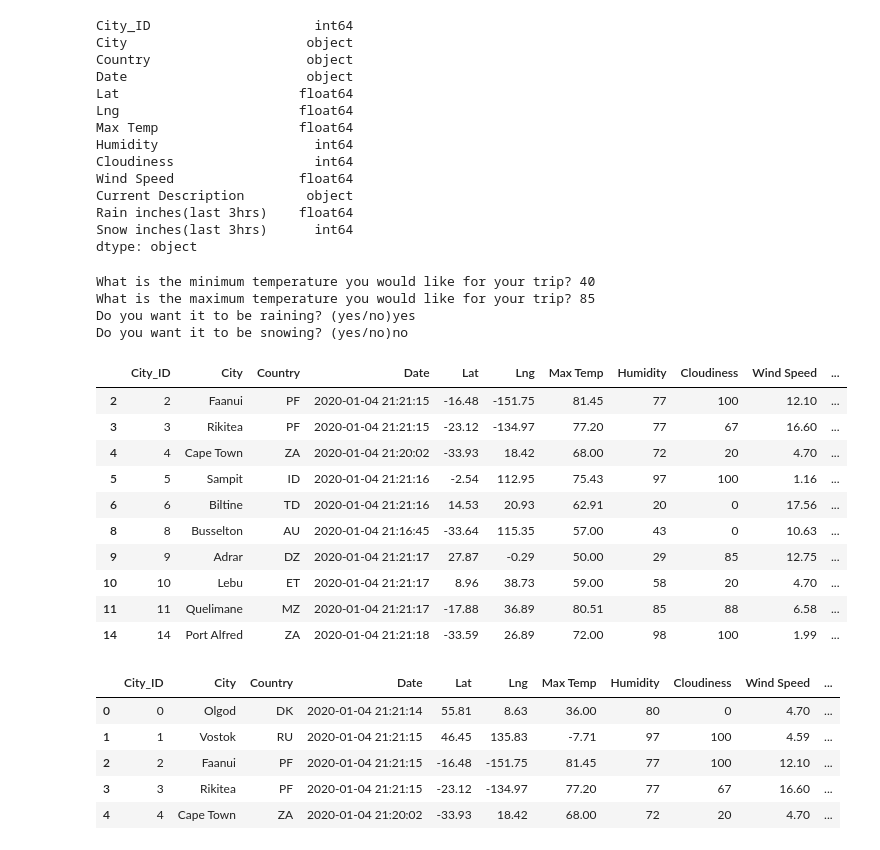
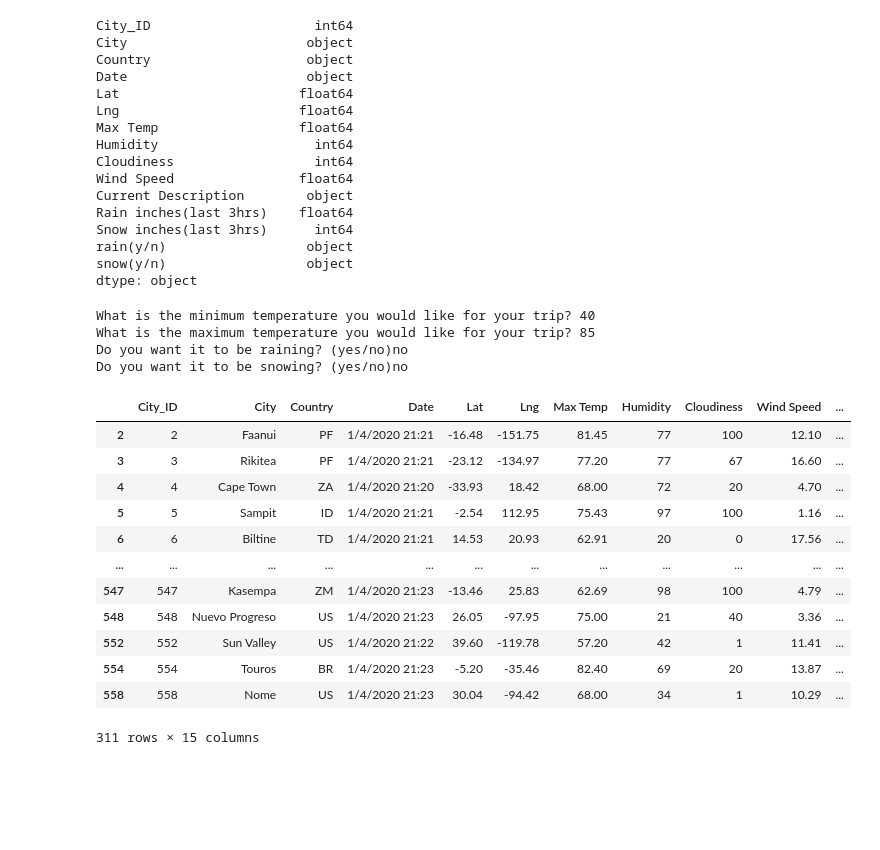
Before and after one commit to jusnguyen03/World_Weather_Analysis, a Jupyter notebook: Vacation_Search.ipynb, the cells around one changed output. Saved outputs shown, nothing was run; the diff lists cells and outputs as text; code cells hidden in the pictures; blank space fills up the shorter version.

```diff
--- a/Vacation_Search.ipynb
+++ b/Vacation_Search.ipynb
@@ -26,0 +29,4 @@ city_data_df.head()
+# %%
+# Create a column with Yes or No for rain
+city_data_df['rain(y/n)'] = np.where(city_data_df['Rain inches(last 3hrs)']>0, 'yes', 'no')
+city_data_df
@@ -26,0 +47,4 @@ city_data_df.head()
+# %%
+# Create a column with Yes or No for snow
+city_data_df['snow(y/n)'] = np.where(city_data_df['Snow inches(last 3hrs)']>0, 'yes', 'no')
+city_data_df
@@ -27,5 +65,5 @@ city_data_df.head()
 # %%
-# Get the data types.
+#Get the data types
 city_data_df.dtypes
 # %% [output]
 City_ID                     int64
@@ -41,69 +79,44 @@ Wind Speed                float64
 Current Description        object
 Rain inches(last 3hrs)    float64
 Snow inches(last 3hrs)      int64
+rain(y/n)                  object
+snow(y/n)                  object
 dtype: object
 # %%
 # Configure gmaps to use your Google API key.
 gmaps.configure(api_key=g_key)
 # %%
-# Get the minimum tempreture
 # Ask the customer to add a minimum and maximum temperature value.Filter the DataFrame for minimum and maximum temperature preferences, and if the rain or snow accumulation is 0 inches or not using conditional statements.
 min_temp = float(input("What is the minimum temperature you would like for your trip? "))
 max_temp = float(input("What is the maximum temperature you would like for your trip? "))
-rain_q = input("Do you want it to be raining? (yes/no)")
-snow_q = input("Do you want it to be snowing? (yes/no)")
+rain_q = str(input("Do you want it to be raining? (yes/no)"))
+snow_q = str(input("Do you want it to be snowing? (yes/no)"))
 # %% [output]
 What is the minimum temperature you would like for your trip? 40
 What is the maximum temperature you would like for your trip? 85
-Do you want it to be raining? (yes/no)yes
+Do you want it to be raining? (yes/no)no
 Do you want it to be snowing? (yes/no)no
 # %%
 # Filter the dataset to find the cities that fit the criteria.
 preferred_cities_df = city_data_df.loc[(city_data_df["Max Temp"] <= max_temp) & \
-                                       (city_data_df["Max Temp"] >= min_temp)]
-preferred_cities_df.head(10)
+                                       (city_data_df["Max Temp"] >= min_temp) & \
+                                       (city_data_df["rain(y/n)"] == rain_q) & \
+                                       (city_data_df["snow(y/n)"] == snow_q)]
+preferred_cities_df
 # %% [output]
 |  | City_ID | City | Country | Date | Lat | Lng | Max Temp | Humidity | Cloudiness | Wind Speed | ... |
-| 2 | 2 | Faanui | PF | 2020-01-04 21:21:15 | -16.48 | -151.75 | 81.45 | 77 | 100 | 12.10 | ... |
-| 3 | 3 | Rikitea | PF | 2020-01-04 21:21:15 | -23.12 | -134.97 | 77.20 | 77 | 67 | 16.60 | ... |
-| 4 | 4 | Cape Town | ZA | 2020-01-04 21:20:02 | -33.93 | 18.42 | 68.00 | 72 | 20 | 4.70 | ... |
-| 5 | 5 | Sampit | ID | 2020-01-04 21:21:16 | -2.54 | 112.95 | 75.43 | 97 | 100 | 1.16 | ... |
-| 6 | 6 | Biltine | TD | 2020-01-04 21:21:16 | 14.53 | 20.93 | 62.91 | 20 | 0 | 17.56 | ... |
-| 8 | 8 | Busselton | AU | 2020-01-04 21:16:45 | -33.64 | 115.35 | 57.00 | 43 | 0 | 10.63 | ... |
-| 9 | 9 | Adrar | DZ | 2020-01-04 21:21:17 | 27.87 | -0.29 | 50.00 | 29 | 85 | 12.75 | ... |
-| 10 | 10 | Lebu | ET | 2020-01-04 21:21:17 | 8.96 | 38.73 | 59.00 | 58 | 20 | 4.70 | ... |
-| 11 | 11 | Quelimane | MZ | 2020-01-04 21:21:17 | -17.88 | 36.89 | 80.51 | 85 | 88 | 6.58 | ... |
-| 14 | 14 | Port Alfred | ZA | 2020-01-04 21:21:18 | -33.59 | 26.89 | 72.00 | 98 | 100 | 1.99 | ... |
+| 2 | 2 | Faanui | PF | 1/4/2020 21:21 | -16.48 | -151.75 | 81.45 | 77 | 100 | 12.10 | ... |
+| 3 | 3 | Rikitea | PF | 1/4/2020 21:21 | -23.12 | -134.97 | 77.20 | 77 | 67 | 16.60 | ... |
+| 4 | 4 | Cape Town | ZA | 1/4/2020 21:20 | -33.93 | 18.42 | 68.00 | 72 | 20 | 4.70 | ... |
+| 5 | 5 | Sampit | ID | 1/4/2020 21:21 | -2.54 | 112.95 | 75.43 | 97 | 100 | 1.16 | ... |
+| 6 | 6 | Biltine | TD | 1/4/2020 21:21 | 14.53 | 20.93 | 62.91 | 20 | 0 | 17.56 | ... |
+| ... | ... | ... | ... | ... | ... | ... | ... | ... | ... | ... | ... |
+| 547 | 547 | Kasempa | ZM | 1/4/2020 21:23 | -13.46 | 25.83 | 62.69 | 98 | 100 | 4.79 | ... |
+| 548 | 548 | Nuevo Progreso | US | 1/4/2020 21:23 | 26.05 | -97.95 | 75.00 | 21 | 40 | 3.36 | ... |
+| 552 | 552 | Sun Valley | US | 1/4/2020 21:22 | 39.60 | -119.78 | 57.20 | 42 | 1 | 11.41 | ... |
+| 554 | 554 | Touros | BR | 1/4/2020 21:23 | -5.20 | -35.46 | 82.40 | 69 | 20 | 13.87 | ... |
+| 558 | 558 | Nome | US | 1/4/2020 21:23 | 30.04 | -94.42 | 68.00 | 34 | 1 | 10.29 | ... |
+311 rows × 15 columns
-# %%
-# conditional statments to filter out raining or snowing
-printme1 = ""
-
-if (rain_q == "no" and snow_q == "no"):
-    printme1 = city_data_df.loc[(city_data_df["Rain inches(last 3hrs)"] <= 0) & \
-                                       (city_data_df["Snow inches(last 3hrs)"] <= 0)]
-    # print (pd.DataFrame(preferred_1))
-
-elif (rain_q == "no" and snow_q == "yes"):
-    printme1 = city_data_df.loc[(city_data_df["Rain inches(last 3hrs)"] <= 0) & \
-                               (city_data_df["Snow inches(last 3hrs)"] >= 0)]
-
-elif (rain_q == "yes" and snow_q == "no"):
-    printme1 = city_data_df.loc[(city_data_df["Rain inches(last 3hrs)"] >= 0) & \
-                                (city_data_df["Snow inches(last 3hrs)"] <= 0)]
-
-else:
-    printme1 = city_data_df.loc[(city_data_df["Rain inches(last 3hrs)"] >= 0) & \
-                                (city_data_df["Snow inches(last 3hrs)"] >= 0)]
-    print("yes and yes")
-
-printme1.head()
-# %% [output]
-|  | City_ID | City | Country | Date | Lat | Lng | Max Temp | Humidity | Cloudiness | Wind Speed | ... |
-| 0 | 0 | Olgod | DK | 2020-01-04 21:21:14 | 55.81 | 8.63 | 36.00 | 80 | 0 | 4.70 | ... |
-| 1 | 1 | Vostok | RU | 2020-01-04 21:21:15 | 46.45 | 135.83 | -7.71 | 97 | 100 | 4.59 | ... |
-| 2 | 2 | Faanui | PF | 2020-01-04 21:21:15 | -16.48 | -151.75 | 81.45 | 77 | 100 | 12.10 | ... |
-| 3 | 3 | Rikitea | PF | 2020-01-04 21:21:15 | -23.12 | -134.97 | 77.20 | 77 | 67 | 16.60 | ... |
-| 4 | 4 | Cape Town | ZA | 2020-01-04 21:20:02 | -33.93 | 18.42 | 68.00 | 72 | 20 | 4.70 | ... |
 # %%
 preferred_cities_df.count()
 # %% [output]
```
Also changed, not shown: parts of 13 cells of this notebook, 6 other files.
